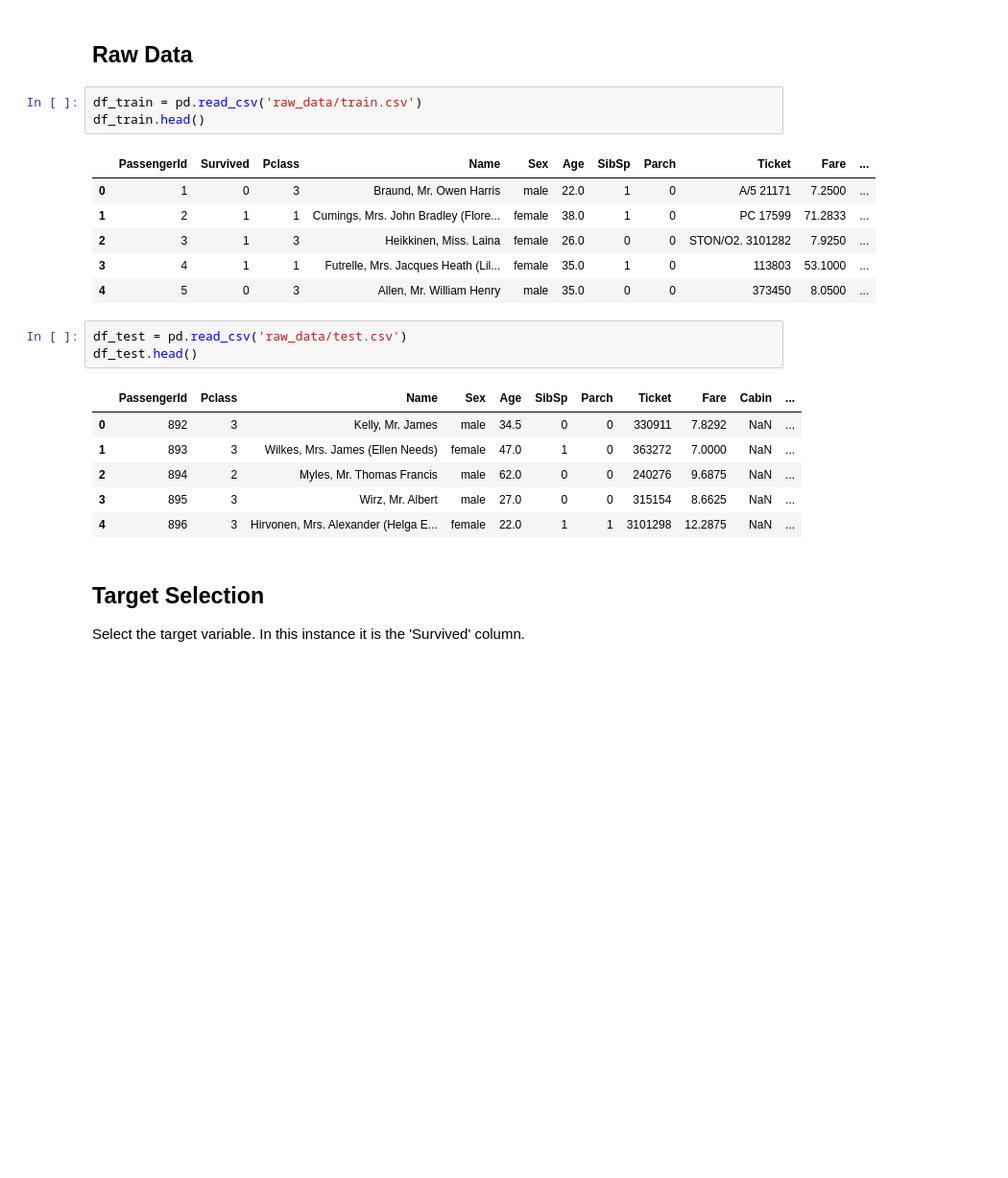
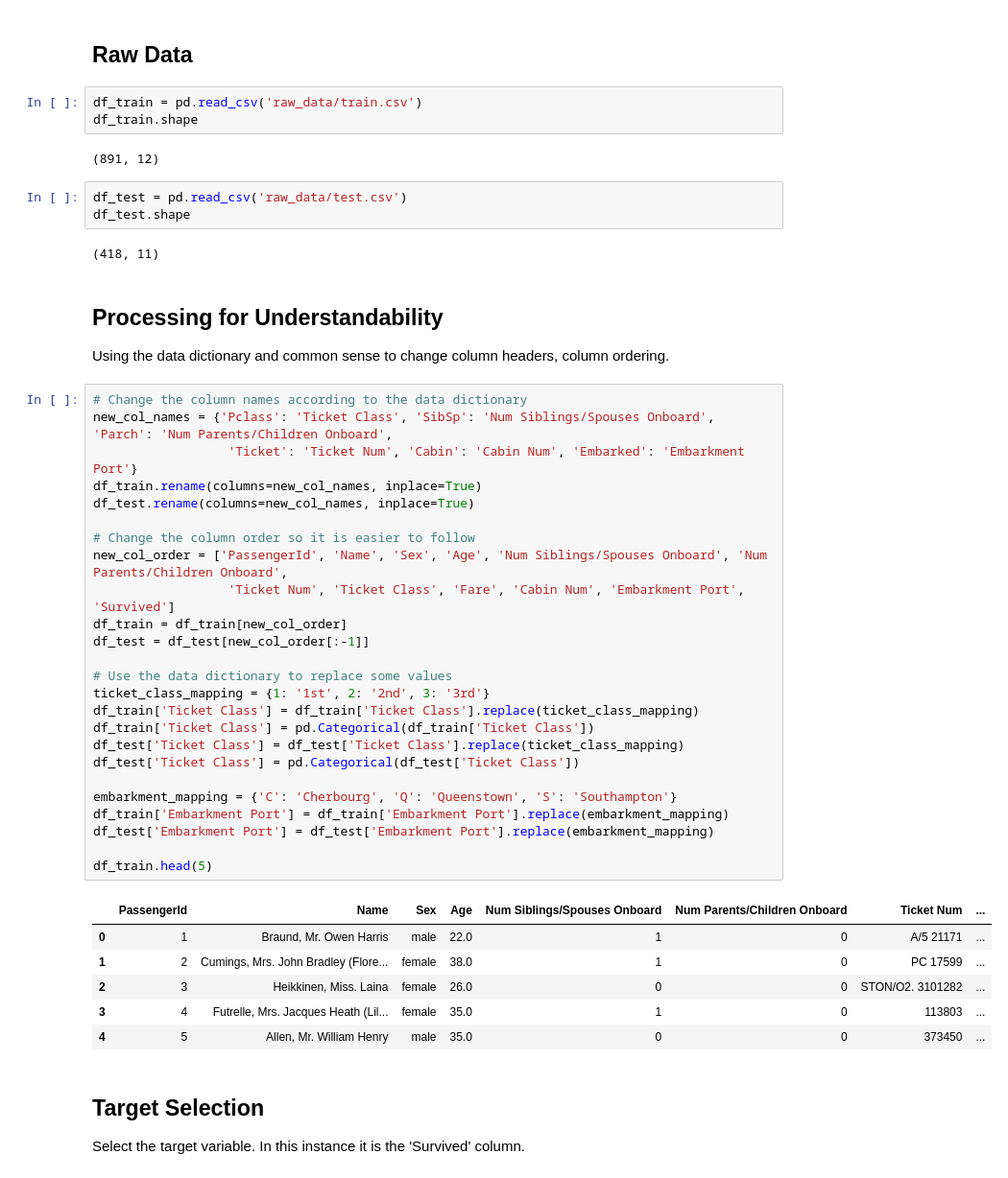
Before and after one commit to TomSmith255/titanic-kaggle, a Jupyter notebook: titanic_ml.ipynb, the cells around one changed output. Shown: that part at 96% size. Drawn from its saved outputs; the diff is of its cells as text; blank space fills up the shorter version.

```diff
--- a/titanic_ml.ipynb
+++ b/titanic_ml.ipynb
@@ -8,24 +23,50 @@ import pandas as pd
 ## Raw Data
 # %%
 df_train = pd.read_csv('raw_data/train.csv')
-df_train.head()
+df_train.shape
 # %% [output]
-|  | PassengerId | Survived | Pclass | Name | Sex | Age | SibSp | Parch | Ticket | Fare | ... |
-| 0 | 1 | 0 | 3 | Braund, Mr. Owen Harris | male | 22.0 | 1 | 0 | A/5 21171 | 7.2500 | ... |
-| 1 | 2 | 1 | 1 | Cumings, Mrs. John Bradley (Flore... | female | 38.0 | 1 | 0 | PC 17599 | 71.2833 | ... |
-| 2 | 3 | 1 | 3 | Heikkinen, Miss. Laina | female | 26.0 | 0 | 0 | STON/O2. 3101282 | 7.9250 | ... |
-| 3 | 4 | 1 | 1 | Futrelle, Mrs. Jacques Heath (Lil... | female | 35.0 | 1 | 0 | 113803 | 53.1000 | ... |
-| 4 | 5 | 0 | 3 | Allen, Mr. William Henry | male | 35.0 | 0 | 0 | 373450 | 8.0500 | ... |
+(891, 12)
 # %%
 df_test = pd.read_csv('raw_data/test.csv')
-df_test.head()
+df_test.shape
 # %% [output]
-|  | PassengerId | Pclass | Name | Sex | Age | SibSp | Parch | Ticket | Fare | Cabin | ... |
-| 0 | 892 | 3 | Kelly, Mr. James | male | 34.5 | 0 | 0 | 330911 | 7.8292 | NaN | ... |
-| 1 | 893 | 3 | Wilkes, Mrs. James (Ellen Needs) | female | 47.0 | 1 | 0 | 363272 | 7.0000 | NaN | ... |
-| 2 | 894 | 2 | Myles, Mr. Thomas Francis | male | 62.0 | 0 | 0 | 240276 | 9.6875 | NaN | ... |
-| 3 | 895 | 3 | Wirz, Mr. Albert | male | 27.0 | 0 | 0 | 315154 | 8.6625 | NaN | ... |
-| 4 | 896 | 3 | Hirvonen, Mrs. Alexander (Helga E... | female | 22.0 | 1 | 1 | 3101298 | 12.2875 | NaN | ... |
+(418, 11)
+# %% [markdown]
+## Processing for Understandability
+
+Using the data dictionary and common sense to change column headers, column ordering.
+# %%
+# Change the column names according to the data dictionary
+new_col_names = {'Pclass': 'Ticket Class', 'SibSp': 'Num Siblings/Spouses Onboard', 'Parch': 'Num Parents/Children Onboard',
+                  'Ticket': 'Ticket Num', 'Cabin': 'Cabin Num', 'Embarked': 'Embarkment Port'}
+df_train.rename(columns=new_col_names, inplace=True)
+df_test.rename(columns=new_col_names, inplace=True)
+
+# Change the column order so it is easier to follow
+new_col_order = ['PassengerId', 'Name', 'Sex', 'Age', 'Num Siblings/Spouses Onboard', 'Num Parents/Children Onboard',
+                  'Ticket Num', 'Ticket Class', 'Fare', 'Cabin Num', 'Embarkment Port', 'Survived']
+df_train = df_train[new_col_order]
+df_test = df_test[new_col_order[:-1]]
+
+# Use the data dictionary to replace some values
+ticket_class_mapping = {1: '1st', 2: '2nd', 3: '3rd'}
+df_train['Ticket Class'] = df_train['Ticket Class'].replace(ticket_class_mapping)
+df_train['Ticket Class'] = pd.Categorical(df_train['Ticket Class'])
+df_test['Ticket Class'] = df_test['Ticket Class'].replace(ticket_class_mapping)
+df_test['Ticket Class'] = pd.Categorical(df_test['Ticket Class'])
+
+embarkment_mapping = {'C': 'Cherbourg', 'Q': 'Queenstown', 'S': 'Southampton'}
+df_train['Embarkment Port'] = df_train['Embarkment Port'].replace(embarkment_mapping)
+df_test['Embarkment Port'] = df_test['Embarkment Port'].replace(embarkment_mapping)
+
+df_train.head(5)
+# %% [output]
+|  | PassengerId | Name | Sex | Age | Num Siblings/Spouses Onboard | Num Parents/Children Onboard | Ticket Num | ... |
+| 0 | 1 | Braund, Mr. Owen Harris | male | 22.0 | 1 | 0 | A/5 21171 | ... |
+| 1 | 2 | Cumings, Mrs. John Bradley (Flore... | female | 38.0 | 1 | 0 | PC 17599 | ... |
+| 2 | 3 | Heikkinen, Miss. Laina | female | 26.0 | 0 | 0 | STON/O2. 3101282 | ... |
+| 3 | 4 | Futrelle, Mrs. Jacques Heath (Lil... | female | 35.0 | 1 | 0 | 113803 | ... |
+| 4 | 5 | Allen, Mr. William Henry | male | 35.0 | 0 | 0 | 373450 | ... |
 # %% [markdown]
 ## Target Selection
 
```
Also changed, not shown: parts of 11 cells of this notebook.
